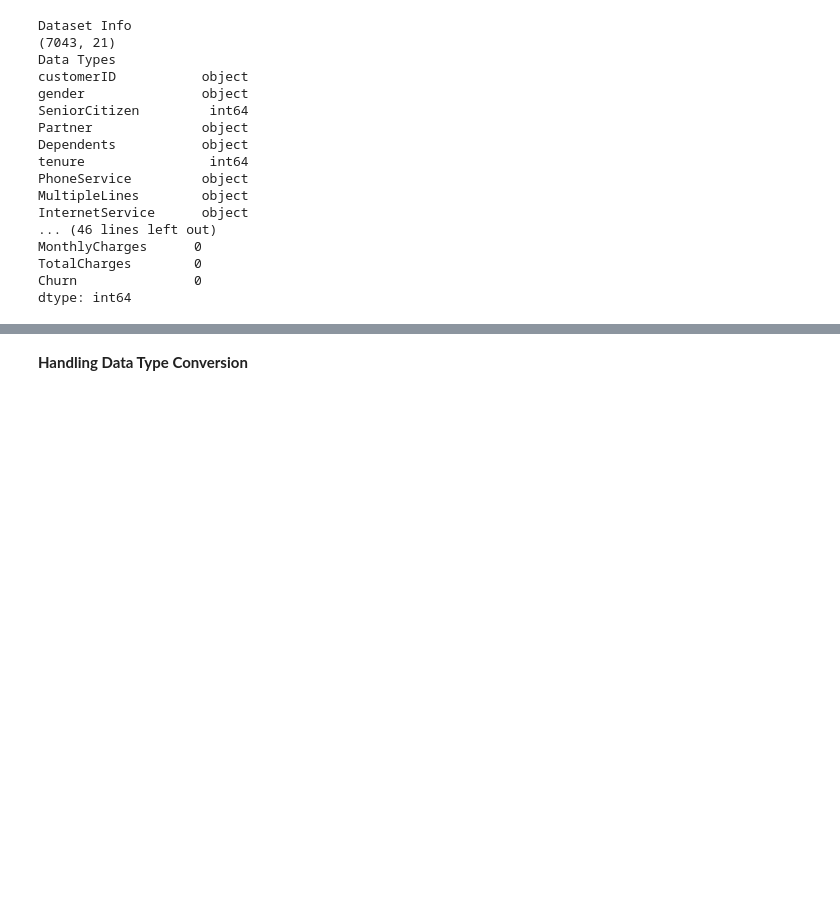
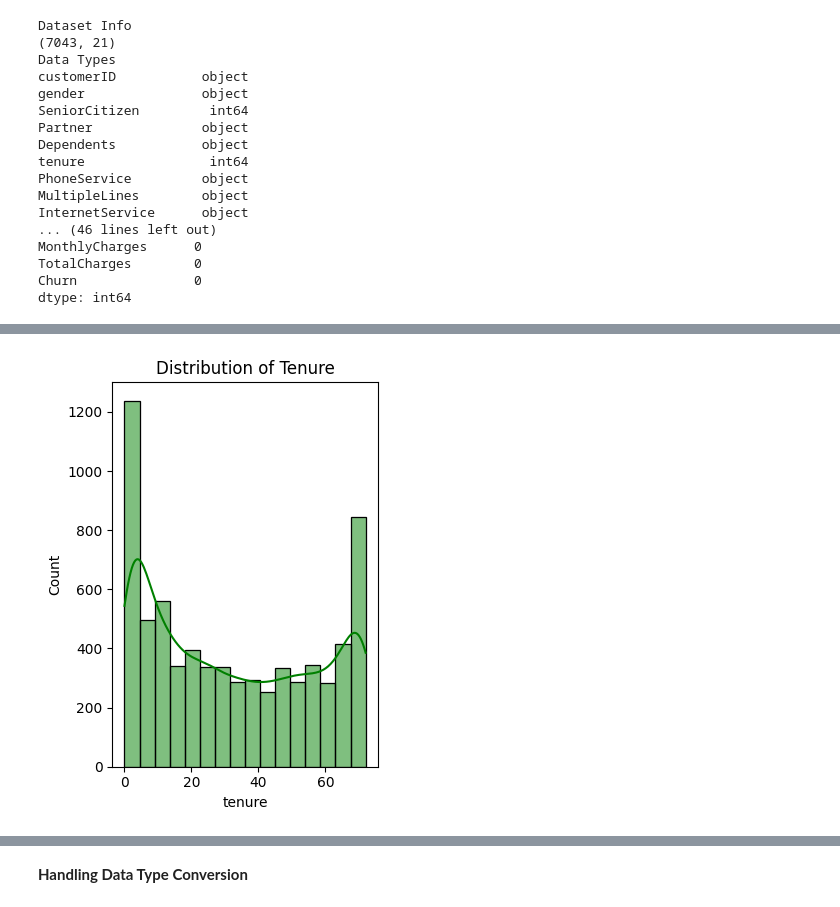
Before and after one commit to mrusamarasheed9/final-project, a Jupyter notebook: tcchurn.ipynb, the cells around one changed output, grey strips where cells are left out. Saved outputs shown, nothing was run; the diff lists cells and outputs as text; code cells hidden in the pictures; blank space fills up the shorter version.

```diff
--- a/tcchurn.ipynb
+++ b/tcchurn.ipynb
@@ -144,0 +162,9 @@ dtype: int64
+# %%
+plt.subplot(1, 2, 2)
+sns.histplot(df['tenure'], kde=True, color='green')
+plt.title('Distribution of Tenure')
+
+plt.tight_layout()
+plt.show()
+# %% [output]
+[figure, added]
```
Also changed, not shown: parts of 26 cells of this notebook.
